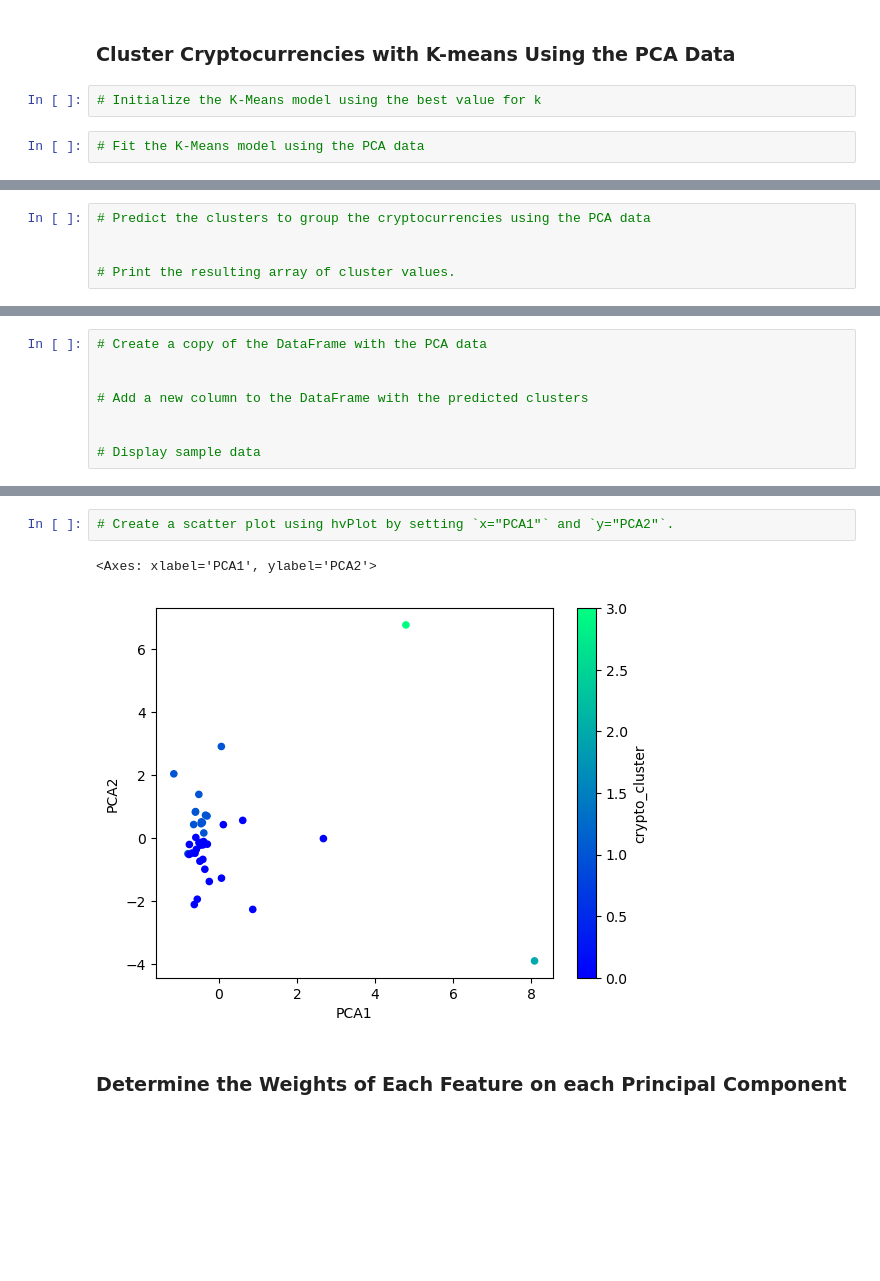
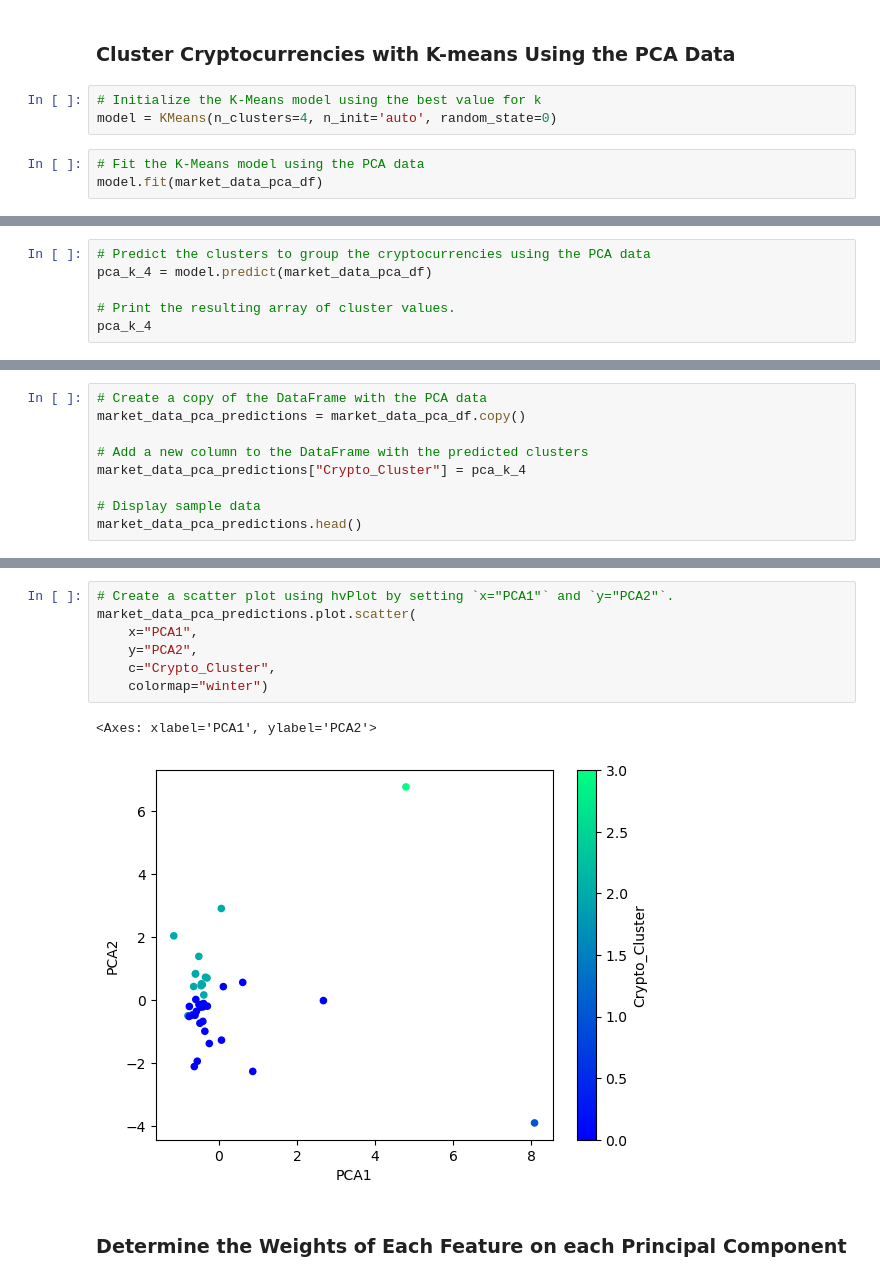
Before and after one commit to MDMoore315/CryptoClustering, a Jupyter notebook: Crypto_Clustering_starter_code.ipynb, the cells around one changed output, grey strips where cells are left out. Cells and saved outputs as stored; diff of their text form; blank space fills up the shorter version.

Commit message:
Completed PCA Data

```diff
--- a/Crypto_Clustering_starter_code.ipynb
+++ b/Crypto_Clustering_starter_code.ipynb
@@ -275,5 +292,7 @@ array([0.3719856 , 0.34700813, 0.17603793])
 ### Cluster Cryptocurrencies with K-means Using the PCA Data
 # %%
 # Initialize the K-Means model using the best value for k
+model = KMeans(n_clusters=4, n_init='auto', random_state=0)
 # %%
 # Fit the K-Means model using the PCA data
+model.fit(market_data_pca_df)
@@ -280,5 +301,6 @@ array([0.3719856 , 0.34700813, 0.17603793])
 # %%
 # Predict the clusters to group the cryptocurrencies using the PCA data
-
+pca_k_4 = model.predict(market_data_pca_df)
 
 # Print the resulting array of cluster values.
+pca_k_4
@@ -285,9 +310,10 @@ array([0.3719856 , 0.34700813, 0.17603793])
 # %%
 # Create a copy of the DataFrame with the PCA data
-
+market_data_pca_predictions = market_data_pca_df.copy()
 
 # Add a new column to the DataFrame with the predicted clusters
-
+market_data_pca_predictions["Crypto_Cluster"] = pca_k_4
 
 # Display sample data
+market_data_pca_predictions.head()
 # %% [output]
@@ -301,8 +327,13 @@ array([0.3719856 , 0.34700813, 0.17603793])
 # %%
 # Create a scatter plot using hvPlot by setting `x="PCA1"` and `y="PCA2"`.
+market_data_pca_predictions.plot.scatter(
+    x="PCA1",
+    y="PCA2",
+    c="Crypto_Cluster",
+    colormap="winter")
 # %% [output]
 <Axes: xlabel='PCA1', ylabel='PCA2'>
-[figure, old version]
+[figure, new version]
 # %% [markdown]
 ### Determine the Weights of Each Feature on each Principal Component
 # %%
```
Also changed, not shown: parts of 11 cells of this notebook.
